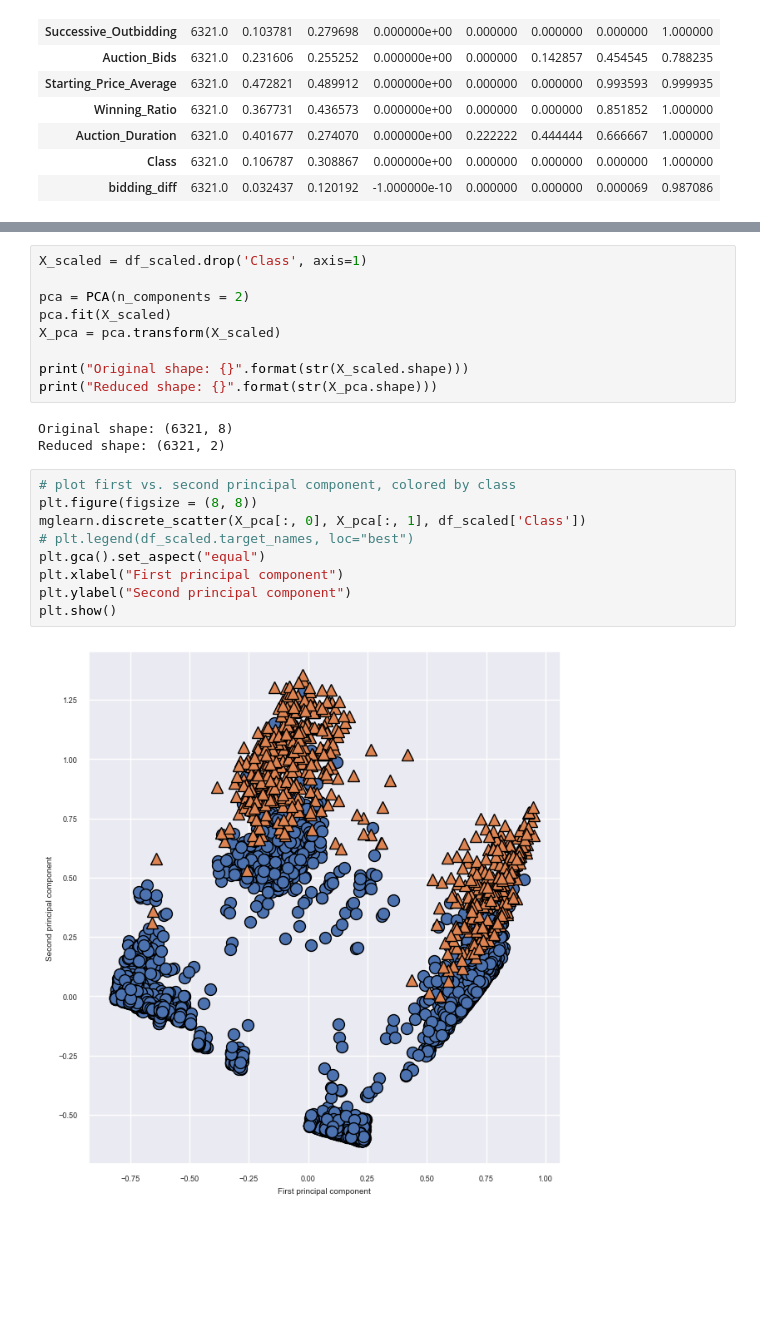
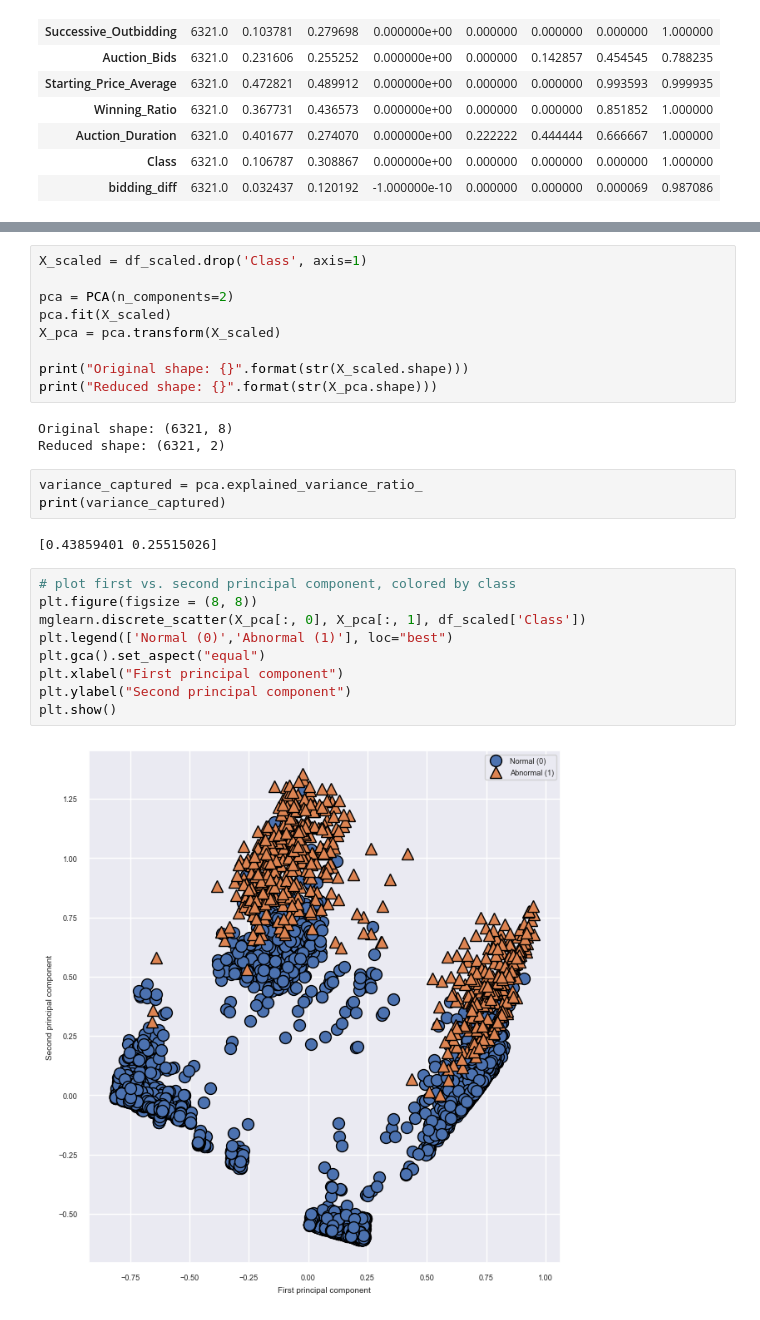
Before and after one commit to v1ctorf/ML-CA2_CCT, a Jupyter notebook: Project for CA2.ipynb, the cells around one changed output, grey strips where cells are left out. Drawn from its saved outputs; the diff is of its cells as text; blank space fills up the shorter version.

```diff
--- a/Project for CA2.ipynb
+++ b/Project for CA2.ipynb
@@ -261,7 +267,7 @@ df_scaled.describe().T
 # %%
 X_scaled = df_scaled.drop('Class', axis=1)
 
-pca = PCA(n_components = 2)
+pca = PCA(n_components=2)
 pca.fit(X_scaled)
 X_pca = pca.transform(X_scaled)
 
@@ -270,14 +276,19 @@ print("Reduced shape: {}".format(str(X_pca.shape)))
 # %% [output]
 Original shape: (6321, 8)
 Reduced shape: (6321, 2)
+# %%
+variance_captured = pca.explained_variance_ratio_
+print(variance_captured)
+# %% [output]
+[0.43859401 0.25515026]
 # %%
 # plot first vs. second principal component, colored by class
 plt.figure(figsize = (8, 8))
 mglearn.discrete_scatter(X_pca[:, 0], X_pca[:, 1], df_scaled['Class'])
-# plt.legend(df_scaled.target_names, loc="best")
+plt.legend(['Normal (0)','Abnormal (1)'], loc="best")
 plt.gca().set_aspect("equal")
 plt.xlabel("First principal component")
 plt.ylabel("Second principal component")
 plt.show()
 # %% [output]
-[figure, old version]
+[figure, new version]
```
Also changed, not shown: parts of 3 cells of this notebook.
